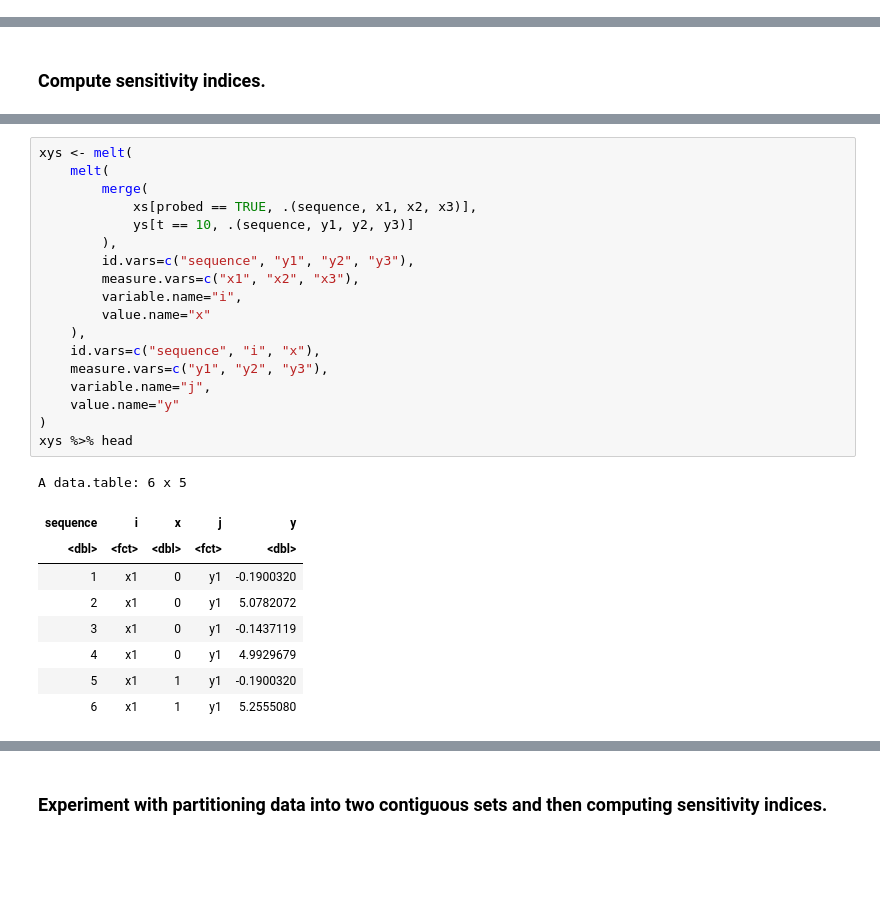
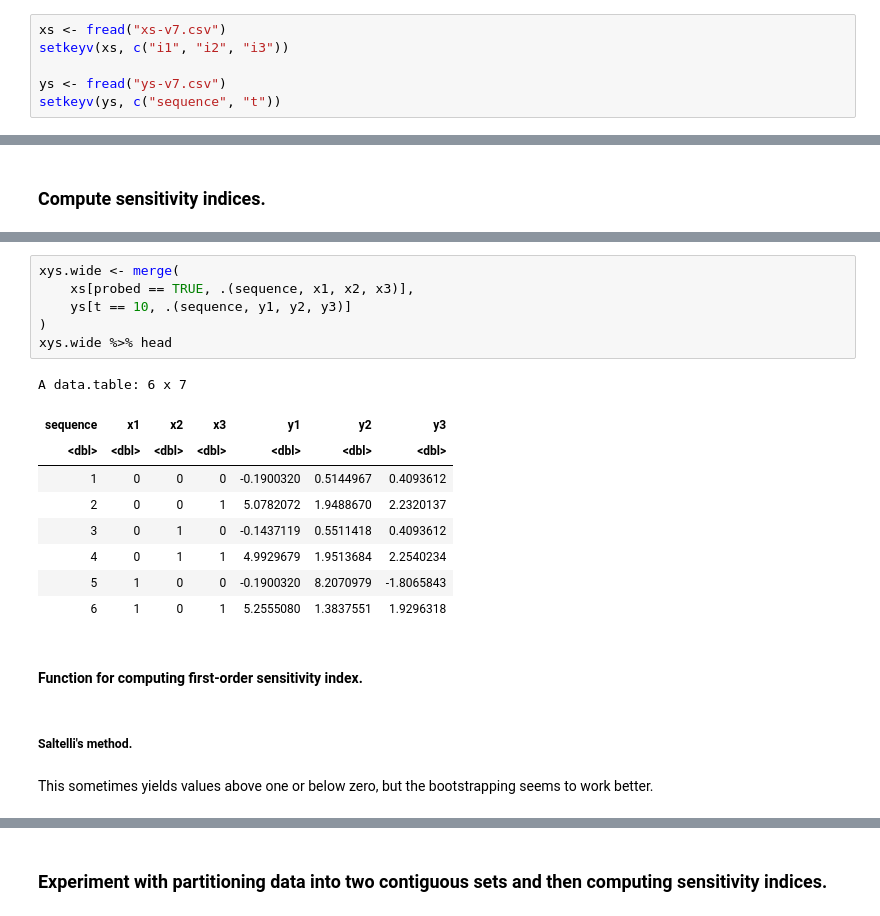
Before and after one commit to functionally/ssa, a Jupyter notebook: probabilistic-nested-design-v7.ipynb, the cells around one changed output, grey strips where cells are left out. Cells and saved outputs as stored; diff of their text form; blank space fills up the shorter version.

```diff
--- a/probabilistic-nested-design-v7.ipynb
+++ b/probabilistic-nested-design-v7.ipynb
@@ -374,3 +375,9 @@ ys %>% dim
+# %%
+xs <- fread("xs-v7.csv")
+setkeyv(xs, c("i1", "i2", "i3"))
+
+ys <- fread("ys-v7.csv")
+setkeyv(ys, c("sequence", "t"))
 # %% [markdown]
 ### Plot sampling pattern.
 # %%
@@ -389,28 +396,22 @@ ggpairs(
 # %%
-xys <- melt(
-    melt(
-        merge(
-            xs[probed == TRUE, .(sequence, x1, x2, x3)],
-            ys[t == 10, .(sequence, y1, y2, y3)]
-        ),
-        id.vars=c("sequence", "y1", "y2", "y3"),
-        measure.vars=c("x1", "x2", "x3"),
-        variable.name="i",
-        value.name="x"
-    ),
-    id.vars=c("sequence", "i", "x"),
-    measure.vars=c("y1", "y2", "y3"),
-    variable.name="j",
-    value.name="y"
+xys.wide <- merge(
+    xs[probed == TRUE, .(sequence, x1, x2, x3)],
+    ys[t == 10, .(sequence, y1, y2, y3)]
 )
-xys %>% head
+xys.wide %>% head
 # %% [output]
-A data.table: 6 x 5
+A data.table: 6 x 7
-| sequence | i | x | j | y |
-| <dbl> | <fct> | <dbl> | <fct> | <dbl> |
-| 1 | x1 | 0 | y1 | -0.1900320 |
-| 2 | x1 | 0 | y1 | 5.0782072 |
-| 3 | x1 | 0 | y1 | -0.1437119 |
-| 4 | x1 | 0 | y1 | 4.9929679 |
-| 5 | x1 | 1 | y1 | -0.1900320 |
-| 6 | x1 | 1 | y1 | 5.2555080 |
+| sequence | x1 | x2 | x3 | y1 | y2 | y3 |
+| <dbl> | <dbl> | <dbl> | <dbl> | <dbl> | <dbl> | <dbl> |
+| 1 | 0 | 0 | 0 | -0.1900320 | 0.5144967 | 0.4093612 |
+| 2 | 0 | 0 | 1 | 5.0782072 | 1.9488670 | 2.2320137 |
+| 3 | 0 | 1 | 0 | -0.1437119 | 0.5511418 | 0.4093612 |
+| 4 | 0 | 1 | 1 | 4.9929679 | 1.9513684 | 2.2540234 |
+| 5 | 1 | 0 | 0 | -0.1900320 | 8.2070979 | -1.8065843 |
+| 6 | 1 | 0 | 1 | 5.2555080 | 1.3837551 | 1.9296318 |
+# %% [markdown]
+#### Function for computing first-order sensitivity index.
+# %% [markdown]
+##### Saltelli's method.
+# %% [markdown]
+This sometimes yields values above one or below zero, but the bootstrapping seems to work better.
```
Also changed, not shown: parts of 51 cells of this notebook, 4 other files.
